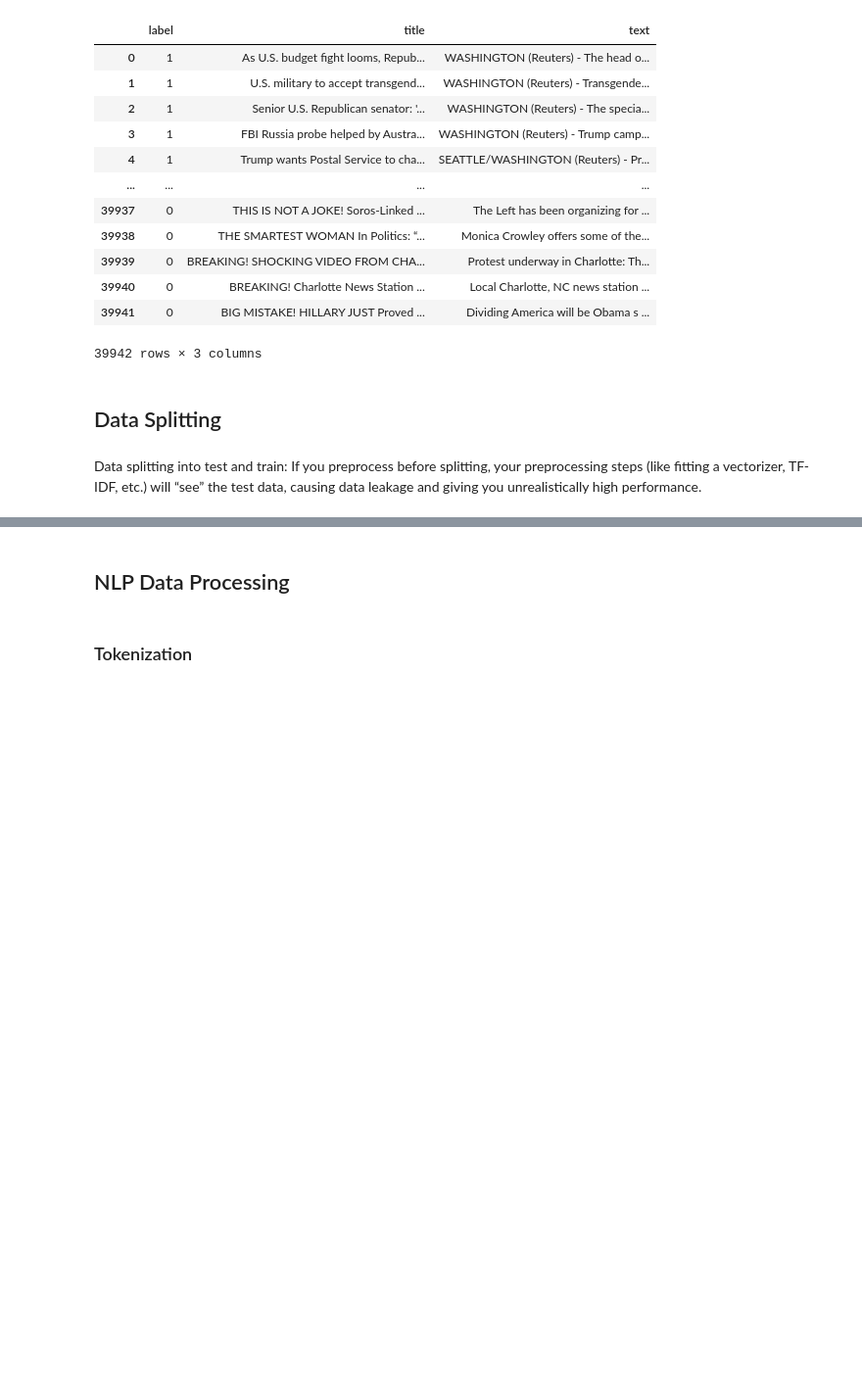
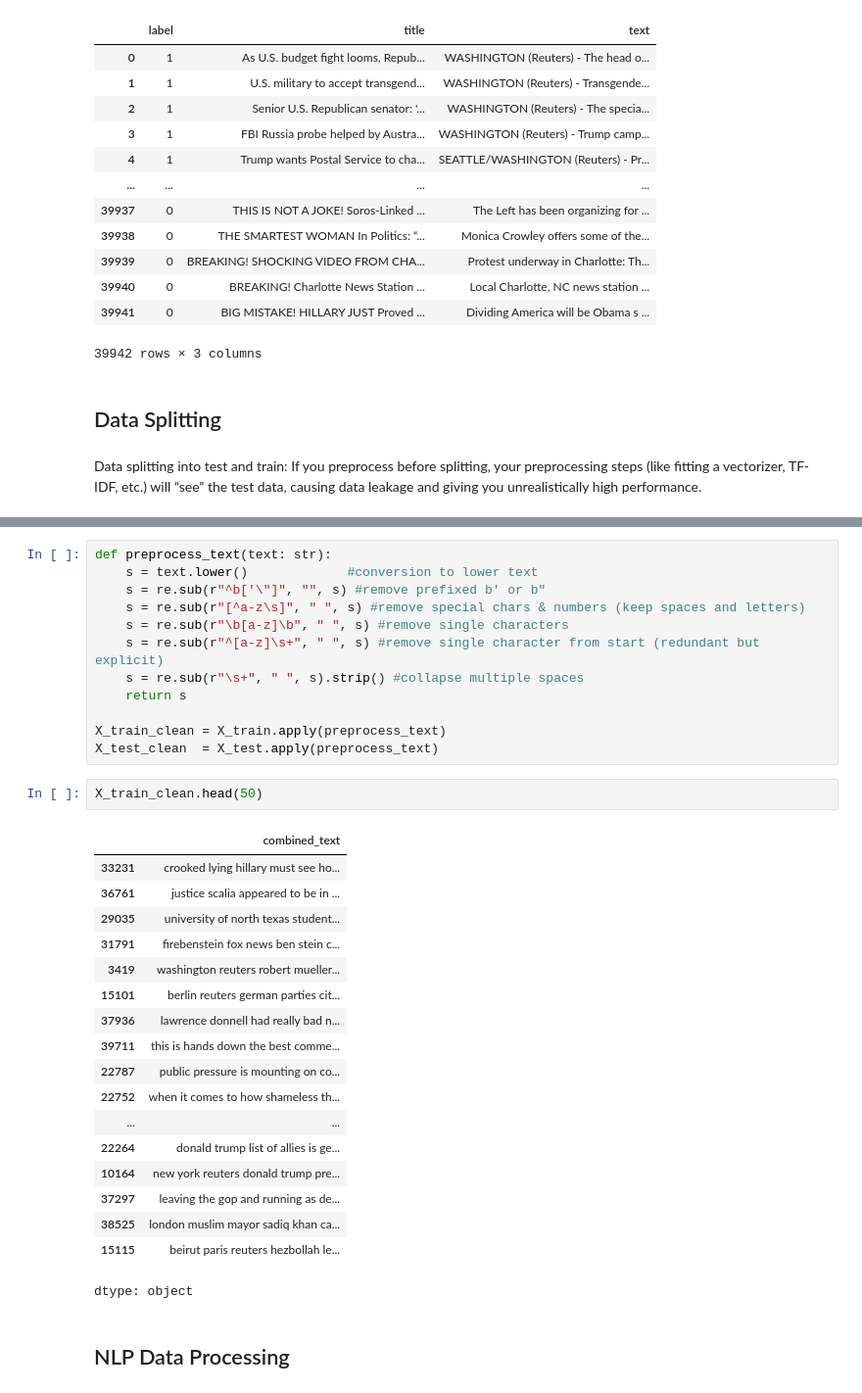
Before and after one commit to AyushGarla/AI-Powered-Fake-News-Detection-using-NLP-Machine-Learning, a Jupyter notebook: NLP_Project.ipynb, the cells around one changed output, grey strips where cells are left out. Shown at 98% size. Saved outputs shown, nothing was run; the diff lists cells and outputs as text; blank space fills up the shorter version.

```diff
--- a/NLP_Project.ipynb
+++ b/NLP_Project.ipynb
@@ -61,4 +128,35 @@ print(X_train.shape, X_test.shape)
+# %%
+def preprocess_text(text: str):
+    s = text.lower()             #conversion to lower text
+    s = re.sub(r"^b['\"]", "", s) #remove prefixed b' or b"
+    s = re.sub(r"[^a-z\s]", " ", s) #remove special chars & numbers (keep spaces and letters)
+    s = re.sub(r"\b[a-z]\b", " ", s) #remove single characters
+    s = re.sub(r"^[a-z]\s+", " ", s) #remove single character from start (redundant but explicit)
+    s = re.sub(r"\s+", " ", s).strip() #collapse multiple spaces
+    return s
+
+X_train_clean = X_train.apply(preprocess_text)
+X_test_clean  = X_test.apply(preprocess_text)
+# %%
+X_train_clean.head(50)
+# %% [output]
+|  | combined_text |
+| 33231 | crooked lying hillary must see ho... |
+| 36761 | justice scalia appeared to be in ... |
+| 29035 | university of north texas student... |
+| 31791 | firebenstein fox news ben stein c... |
+| 3419 | washington reuters robert mueller... |
+| 15101 | berlin reuters german parties cit... |
+| 37936 | lawrence donnell had really bad n... |
+| 39711 | this is hands down the best comme... |
+| 22787 | public pressure is mounting on co... |
+| 22752 | when it comes to how shameless th... |
+| ... | ... |
+| 22264 | donald trump list of allies is ge... |
+| 10164 | new york reuters donald trump pre... |
+| 37297 | leaving the gop and running as de... |
+| 38525 | london muslim mayor sadiq khan ca... |
+| 15115 | beirut paris reuters hezbollah le... |
+dtype: object
 # %% [markdown]
 ## NLP Data Processing
-# %% [markdown]
-### Tokenization
```
Also changed, not shown: parts of 46 cells of this notebook.
